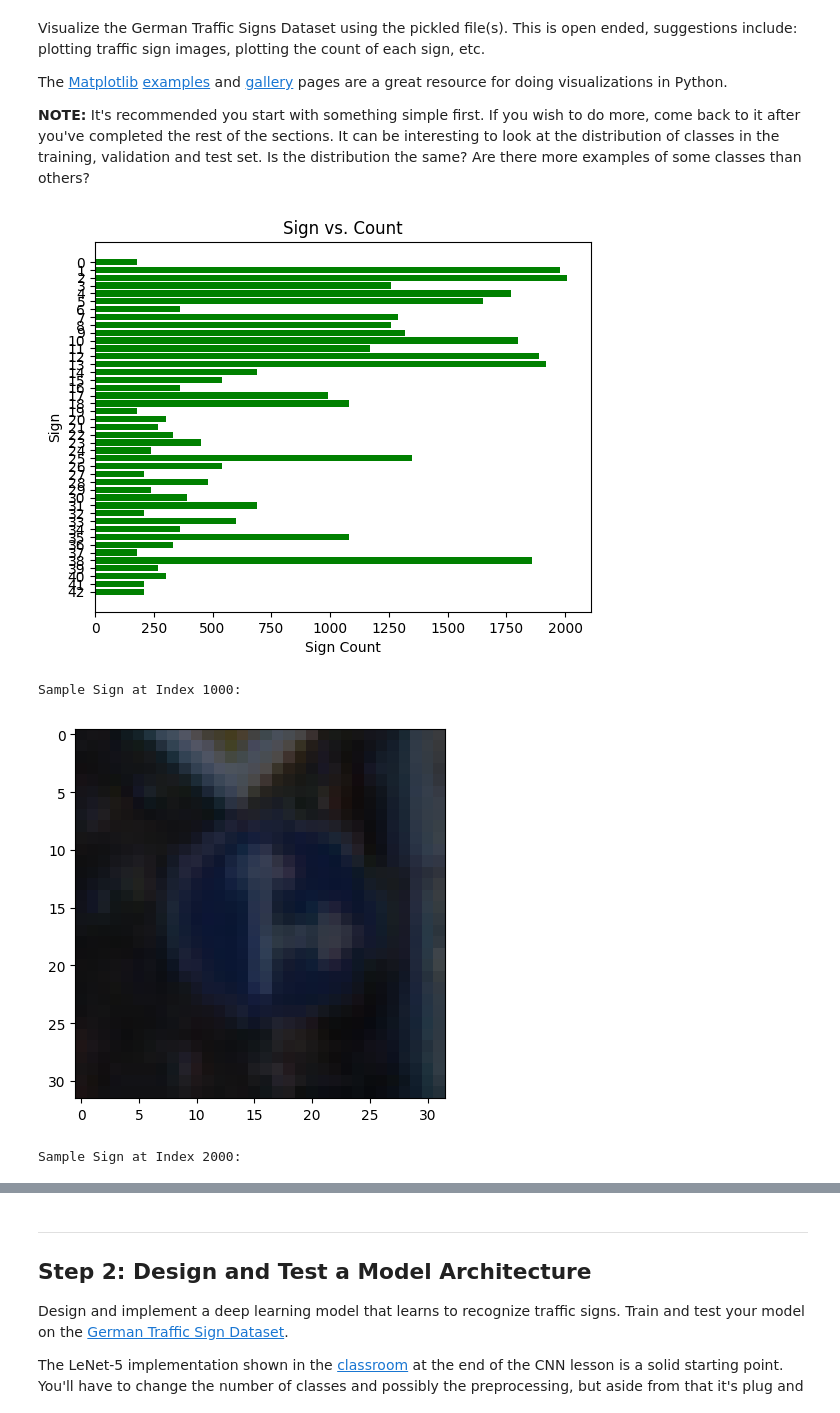
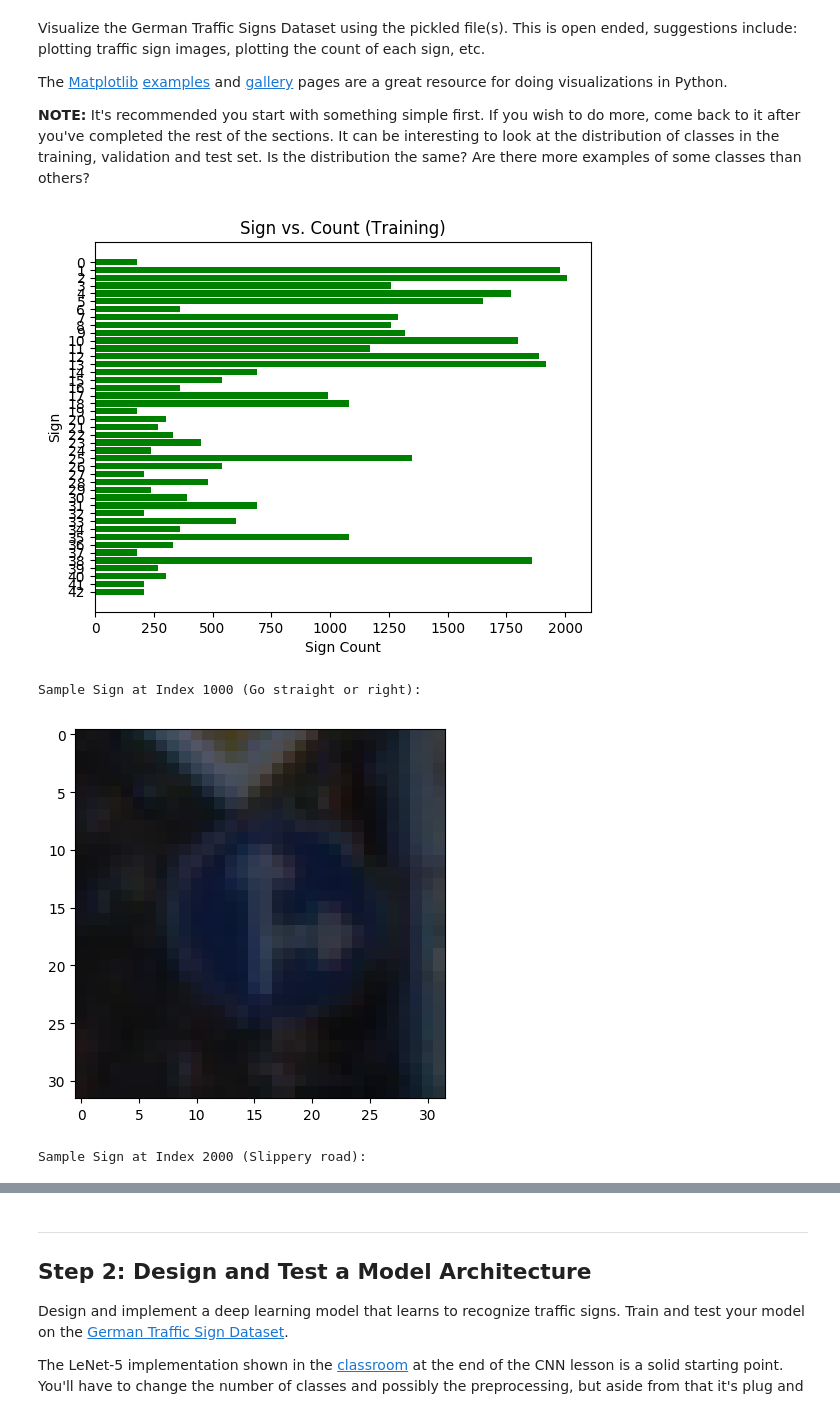
Before and after one commit to skopen/CarND-Traffic-Sign-Classifier-Project, a Jupyter notebook: Traffic_Sign_Classifier.ipynb, the cells around one changed output, grey strips where cells are left out. Drawn from its saved outputs; the diff is of its cells as text; code cells hidden in the pictures.

Commit message:
progress on sign classifier

```diff
--- a/Traffic_Sign_Classifier.ipynb
+++ b/Traffic_Sign_Classifier.ipynb
@@ -40,10 +40,6 @@ X_train, y_train = train['features'], train['labels']
 X_valid, y_valid = valid['features'], valid['labels']
 X_test, y_test = test['features'], test['labels']
 
-print (X_train.shape)
-print (train['sizes'][1000])
-print (train['coords'][1000])
-
 ### Data exploration visualization code goes here.
 ### Feel free to use as many code cells as needed.
 import matplotlib.pyplot as plt
@@ -51,5 +47,15 @@ import matplotlib.pyplot as plt
 %matplotlib inline
 
 plt.imshow(X_train[1000])
-print(y_train[1000])
+
+import csv
+reader = csv.reader(open('signnames.csv', 'r'))
+sign_dict = {}
+header = True
+for row in reader:
+    k, v = row
+
+    if (header == False):
+        sign_dict[int(k)] = v
+    header = False
 # %% [output]
@@ -119,40 +121,40 @@ import collections as coll
 
 # Visualizations will be shown in the notebook.
 %matplotlib inline
 
 cnt = coll.Counter(y_train)
 
 sizes = np.fromiter(cnt.values(), dtype=int)
 plt.rcdefaults()
 fig, ax = plt.subplots()
 
 # Example data
 labels = cnt.keys()
 y_pos = np.arange(len(labels))
 
 ax.barh(y_pos, sizes, xerr=0, align='center', color='green', ecolor='black')
 ax.set_yticks(y_pos)
 ax.set_yticklabels(labels)
 ax.invert_yaxis()
 ax.set_xlabel('Sign Count')
 ax.set_ylabel('Sign')
-ax.set_title('Sign vs. Count')
+ax.set_title('Sign vs. Count (Training)')
 
 plt.show()
 
-print("Sample Sign at Index 1000:")
+print("Sample Sign at Index 1000 (" + sign_dict[y_train[1000]] + "):")
 plt.imshow(X_train[1000])
 plt.show()
 
-print("Sample Sign at Index 2000:")
+print("Sample Sign at Index 2000 (" + sign_dict[y_train[2000]] + "):")
 plt.imshow(X_train[2000])
 
 plt.show()
 # %% [output]
-[figure, old version]
+[figure, new version]
-Sample Sign at Index 1000:
+Sample Sign at Index 1000 (Go straight or right):
 [figure]
-Sample Sign at Index 2000:
+Sample Sign at Index 2000 (Slippery road):
 [figure]
 # %% [markdown]
 ----
```
Also changed, not shown: parts of 2 cells of this notebook.
